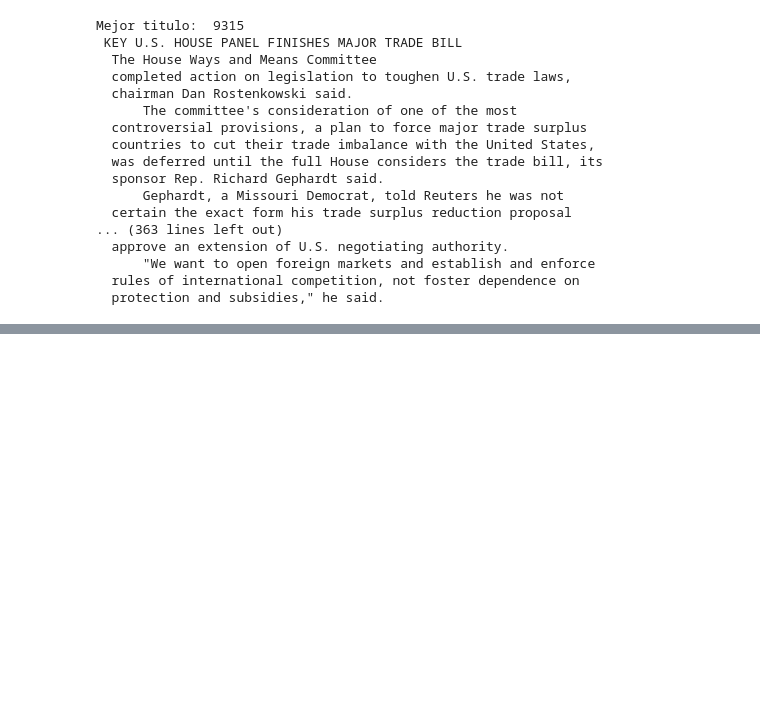
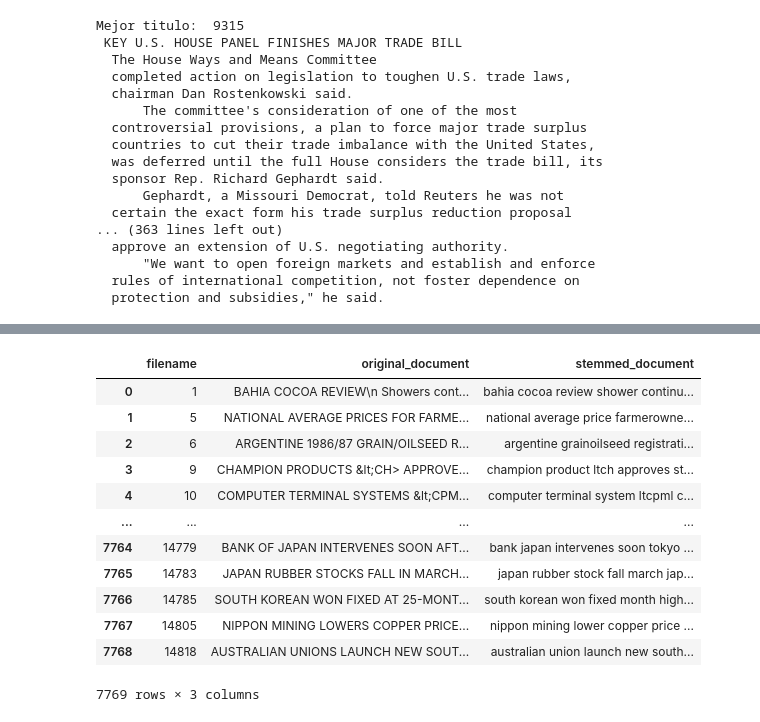
Before and after one commit to Pinkylml/eureka, a Jupyter notebook: proj01.ipynb, the cells around one changed output, grey strips where cells are left out. Cells and saved outputs as stored; diff of their text form; code cells hidden in the pictures; blank space fills up the shorter version.

```diff
--- a/proj01.ipynb
+++ b/proj01.ipynb
@@ -309,0 +327,27 @@ Mejor titulo:  9315
+# %%
+filenames = list(real_doc.keys())
+documents = list(real_doc.values())
+stemmed_documents = [stem_docs[filename] for filename in filenames]
+
+# Crear el DataFrame
+df2 = pd.DataFrame({
+    'filename': filenames,
+    'original_document': documents,
+    'stemmed_document': stemmed_documents
+})
+# %%
+df2
+# %% [output]
+|  | filename | original_document | stemmed_document |
+| 0 | 1 | BAHIA COCOA REVIEW\n Showers cont... | bahia cocoa review shower continu... |
+| 1 | 5 | NATIONAL AVERAGE PRICES FOR FARME... | national average price farmerowne... |
+| 2 | 6 | ARGENTINE 1986/87 GRAIN/OILSEED R... | argentine grainoilseed registrati... |
+| 3 | 9 | CHAMPION PRODUCTS &lt;CH> APPROVE... | champion product ltch approves st... |
+| 4 | 10 | COMPUTER TERMINAL SYSTEMS &lt;CPM... | computer terminal system ltcpml c... |
+| ... | ... | ... | ... |
+| 7764 | 14779 | BANK OF JAPAN INTERVENES SOON AFT... | bank japan intervenes soon tokyo ... |
+| 7765 | 14783 | JAPAN RUBBER STOCKS FALL IN MARCH... | japan rubber stock fall march jap... |
+| 7766 | 14785 | SOUTH KOREAN WON FIXED AT 25-MONT... | south korean won fixed month high... |
+| 7767 | 14805 | NIPPON MINING LOWERS COPPER PRICE... | nippon mining lower copper price ... |
+| 7768 | 14818 | AUSTRALIAN UNIONS LAUNCH NEW SOUT... | australian union launch new south... |
+7769 rows × 3 columns
```
Also changed, not shown: parts of 15 cells of this notebook, 23 other files.
